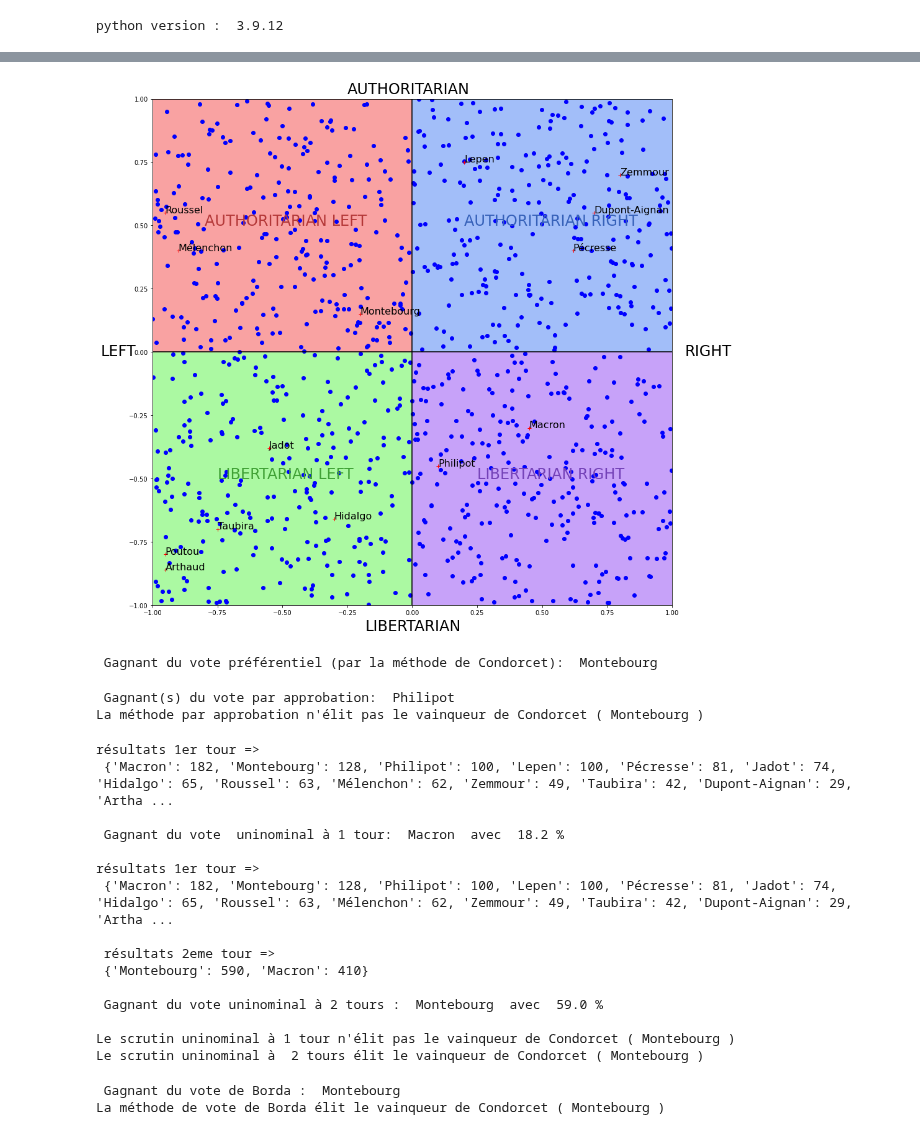
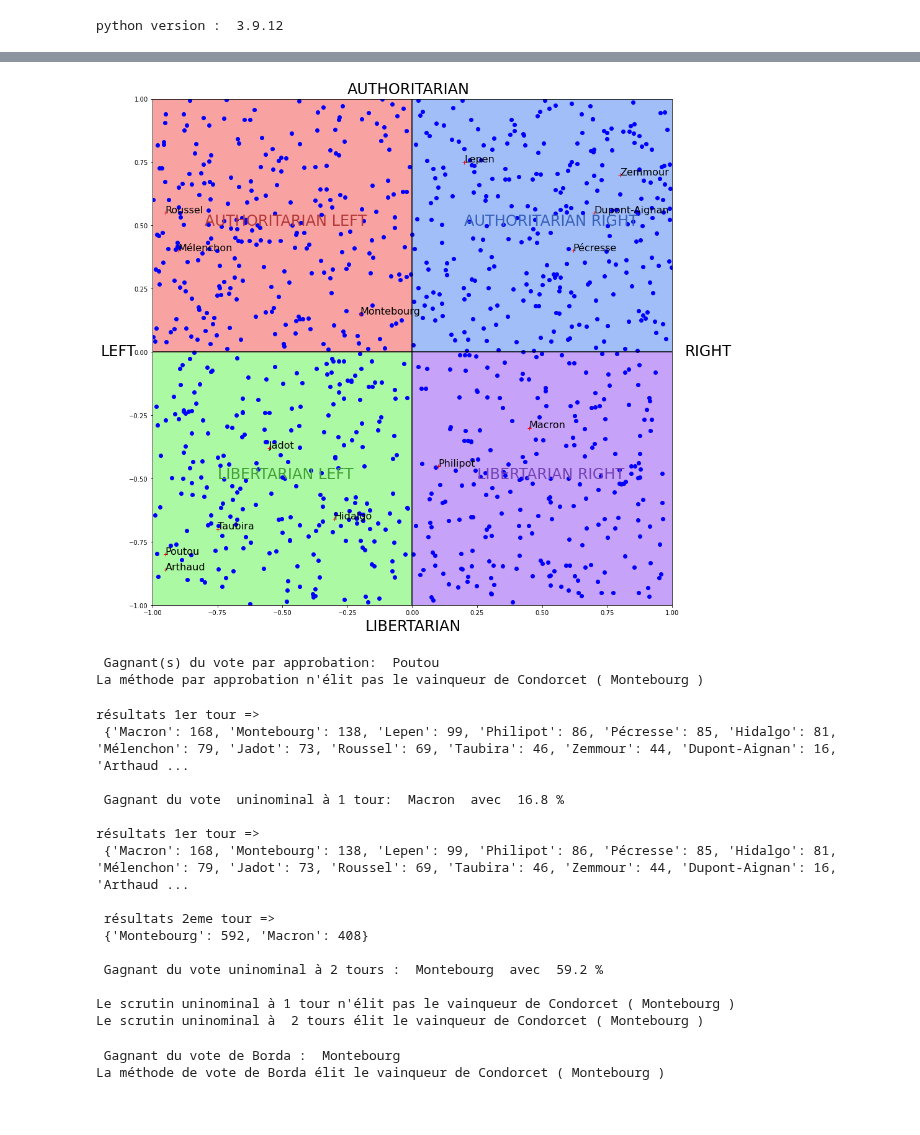
Before and after one commit to Naghan1132/Comparison-of-winners-of-elections-with-different-voting-methods, a Jupyter notebook: recherche.ipynb, the cells around one changed output, grey strips where cells are left out. Drawn from its saved outputs; the diff is of its cells as text; code cells hidden in the pictures.

```diff
--- a/recherche.ipynb
+++ b/recherche.ipynb
@@ -93,15 +95,12 @@ GAGNANT =  Hidalgo  avec  19.569230769230774  %
 # avec la distance calculer les préférences de chacun
 
 from matplotlib.patches import Rectangle
-import matplotlib.pyplot as plt
+
 
 # on prends comme exemple un politic compass, et on admets que les votants vont voter a chaque fois pour
 # les candidats qui sont les plus proches de leurs idées politiques (donc de leurs position => distance euclidienne)
 
 # SOURCES : https://www.reddit.com/r/PoliticalCompass/comments/rsdf7t/political_compass_of_the_candidates_of_the_2022/
-
-fig = plt.figure(figsize=(15, 15))
-ax = fig.add_subplot(111)
 
 
 nombre_votants = 1000 # nb de votes
@@ -116,7 +115,10 @@ dic = {"Zemmour":[0.8, 0.7],"Dupont-Aignan":[0.7, 0.55],"Pécresse":[0.62, 0.40]
        "Poutou":[-0.95,-0.8],"Arthaud":[-0.95,-0.86]}
 
 # fonction
-def drawCompass():
+def drawCompass(dic,listeCoord,nombre_votants):
+    fig = plt.figure(figsize=(15, 15))
+    ax = fig.add_subplot(111)
+
     # Data for plotting
     for i in range (0,nombre_votants):
         listeCoord.append([round(np.random.uniform(-1, 1.0),6),round(np.random.uniform(-1, 1.0),6)]) # entre -1 et 1, 4 chiffres après la virgule
@@ -144,35 +146,35 @@ def drawCompass():
     # AXES
     plt.axhline(y = 0, color = 'black', linestyle = '-')
     plt.vlines(x = 0, ymin=-1, ymax=1,color = 'black', linestyle = '-')
 
     # couleurs rectangle
     rect1 = Rectangle((0,0),-1,-1,color ='#abf9a2')
     rect2 = Rectangle((0,0),-1,1,color ='#f9a2a2')
     rect3 = Rectangle((0,0),1,1,color ='#a2bef9')
     rect4 = Rectangle((0,0),1,-1,color ='#c7a2f9')
     ax.add_patch(rect1)
     ax.add_patch(rect2)
     ax.add_patch(rect3)
     ax.add_patch(rect4)
 
     plt.xlim([-1,1])
     plt.ylim([-1,1])
 
     #faire les fleches
     #arrowed_spines(fig, ax)
 
     plt.show()
 
 
 # Simuler l'opinion politiques des candidats et donc leurs préférences parmit les candidats
 def distanceEuclidienne(coord1,coord2):
     x1,y1 = coord1
     x2,y2 = coord2
     return math.sqrt(pow(x2-x1,2)+pow(y2-y1,2))
 
-drawCompass()
+drawCompass(dic,listeCoord,nombre_votants)
 # %% [output]
-[figure, old version]
+[figure, new version]
 # %%
 # LES DIFFÉRENTES MÉTHODES DE VOTES IMPLÉMENTÉES :
 
@@ -244,7 +250,7 @@ import condorcet
 
 # une méthode de vote est 'bonne' si elle n'élu jamais le perdant de condorcet
 
-def methodeDeCondorcet(): # OK
+def methodeDeCondorcet(dic): # OK
     candidates = []
     for candidate in dic.keys():
         candidates.append(candidate) # nom des candidats
@@ -270,15 +276,15 @@ def methodeDeCondorcet(): # OK
     # and the rest
     winners, rest_of_table = evaluator.get_n_winners(1)
     if len(winners) == 0:
-        print("Aucun Gagnant")
+        #print("Aucun Gagnant")
         return None
     # On considère qu'il n'y a qu'un seul gagnant car les cas où toutes les options se valent sont très très rares
     # (dans notre contexte)
-    print("\n Gagnant du vote préférentiel (par la méthode de Condorcet): ",winners[0],"\n")
+    #print("\n Gagnant du vote préférentiel (par la méthode de Condorcet): ",winners[0],"\n")
     #print("\n reste de la table : ",rest_of_table)
     return winners[0]
 
-winnerDeCondorcet = methodeDeCondorcet()
+winnerDeCondorcet = methodeDeCondorcet(dic)
 
 
 def tauxDeSatisfaction(coord,votes):
@@ -287,16 +293,18 @@ def tauxDeSatisfaction(coord,votes):
     #
     #si distance euclidienne < 0.1 alors 10/10, si distance > 2 alors 0/10
     pass
-# %% [output]
- Gagnant du vote préférentiel (par la méthode de Condorcet):  Montebourg
 # %%
-def approbation(): # OK
+def approbation(dic): # OK
     resVotes = {}
     cptVotant = 0
     for coordV in listeCoord:
         #aller jusqu'a len(dic) n'est pas adapté (personne ne vote comme ça ou très peu)
-        nombreApprobation = int(round(random.uniform(1,4),0)) # entre 1 et 4 approbation par votant
-        #nombreApprobation = 3 # 3 approbations max par votant
+        if len(dic) <= 5:
+            nombreApprobation = int(round(random.uniform(1,3),0)) # entre 1 et 3 approbation par votant si moins de 6 candidats
+        else:
+            nombreApprobation = int(round(random.uniform(1,5),0)) # sinon entre 1 et 5
+
+        #nombreApprobation = 4 # 4 approbations max par votant
 
         tmpDistance = {}
         for candidat,coordC in dic.items():
@@ -329,19 +337,19 @@ def approbation(): # OK
     print("\n Gagnant(s) du vote par approbation: ",gagnant)
     return gagnant
 
-winnerApprobation = approbation()
+winnerApprobation = approbation(dic)
 
 if winnerApprobation != winnerDeCondorcet:
     print("La méthode par approbation n'élit pas le vainqueur de Condorcet (",winnerDeCondorcet,")")
 else:
     print("La méthode par approbation élit le vainqueur de Condorcet (",winnerDeCondorcet,")")
 # %% [output]
- Gagnant(s) du vote par approbation:  Philipot
+ Gagnant(s) du vote par approbation:  Poutou
 La méthode par approbation n'élit pas le vainqueur de Condorcet ( Montebourg )
 # %%
 nbTours = 2
 
-def uninominal(nbTours = 1): # OK
+def uninominal(dic,nbTours = 1): # OK
     resVotes = {}
     cptVotant = 0
     for coordV in listeCoord:
@@ -427,8 +435,8 @@ def uninominal(nbTours = 1): # OK
         print("\n Gagnant du vote  uninominal à 1 tour: ",gagnant, " avec ",pourcentage,"% \n")
         return gagnant
 
-winnerUninominalUnTour = uninominal(1)
-winnerUninominalDeuxTours = uninominal(nbTours)
+winnerUninominalUnTour = uninominal(dic,1)
+winnerUninominalDeuxTours = uninominal(dic,nbTours)
 
 if winnerUninominalUnTour != winnerDeCondorcet:
     print("Le scrutin uninominal à 1 tour n'élit pas le vainqueur de Condorcet (",winnerDeCondorcet,")")
@@ -441,17 +449,17 @@ else:
     print("Le scrutin uninominal à ",nbTours,"tours élit le vainqueur de Condorcet (",winnerDeCondorcet,")")
 # %% [output]
 résultats 1er tour =>
- {'Macron': 182, 'Montebourg': 128, 'Philipot': 100, 'Lepen': 100, 'Pécresse': 81, 'Jadot': 74, 'Hidalgo': 65, 'Roussel': 63, 'Mélenchon': 62, 'Zemmour': 49, 'Taubira': 42, 'Dupont-Aignan': 29, 'Artha ...
+ {'Macron': 168, 'Montebourg': 138, 'Lepen': 99, 'Philipot': 86, 'Pécresse': 85, 'Hidalgo': 81, 'Mélenchon': 79, 'Jadot': 73, 'Roussel': 69, 'Taubira': 46, 'Zemmour': 44, 'Dupont-Aignan': 16, 'Arthaud ...
 
- Gagnant du vote  uninominal à 1 tour:  Macron  avec  18.2 %
+ Gagnant du vote  uninominal à 1 tour:  Macron  avec  16.8 %
 
 résultats 1er tour =>
- {'Macron': 182, 'Montebourg': 128, 'Philipot': 100, 'Lepen': 100, 'Pécresse': 81, 'Jadot': 74, 'Hidalgo': 65, 'Roussel': 63, 'Mélenchon': 62, 'Zemmour': 49, 'Taubira': 42, 'Dupont-Aignan': 29, 'Artha ...
+ {'Macron': 168, 'Montebourg': 138, 'Lepen': 99, 'Philipot': 86, 'Pécresse': 85, 'Hidalgo': 81, 'Mélenchon': 79, 'Jadot': 73, 'Roussel': 69, 'Taubira': 46, 'Zemmour': 44, 'Dupont-Aignan': 16, 'Arthaud ...
 
  résultats 2eme tour =>
- {'Montebourg': 590, 'Macron': 410}
+ {'Montebourg': 592, 'Macron': 408}
 
- Gagnant du vote uninominal à 2 tours :  Montebourg  avec  59.0 %
+ Gagnant du vote uninominal à 2 tours :  Montebourg  avec  59.2 %
 
 Le scrutin uninominal à 1 tour n'élit pas le vainqueur de Condorcet ( Montebourg )
 Le scrutin uninominal à  2 tours élit le vainqueur de Condorcet ( Montebourg )
```
Also changed, not shown: parts of 11 cells of this notebook.
